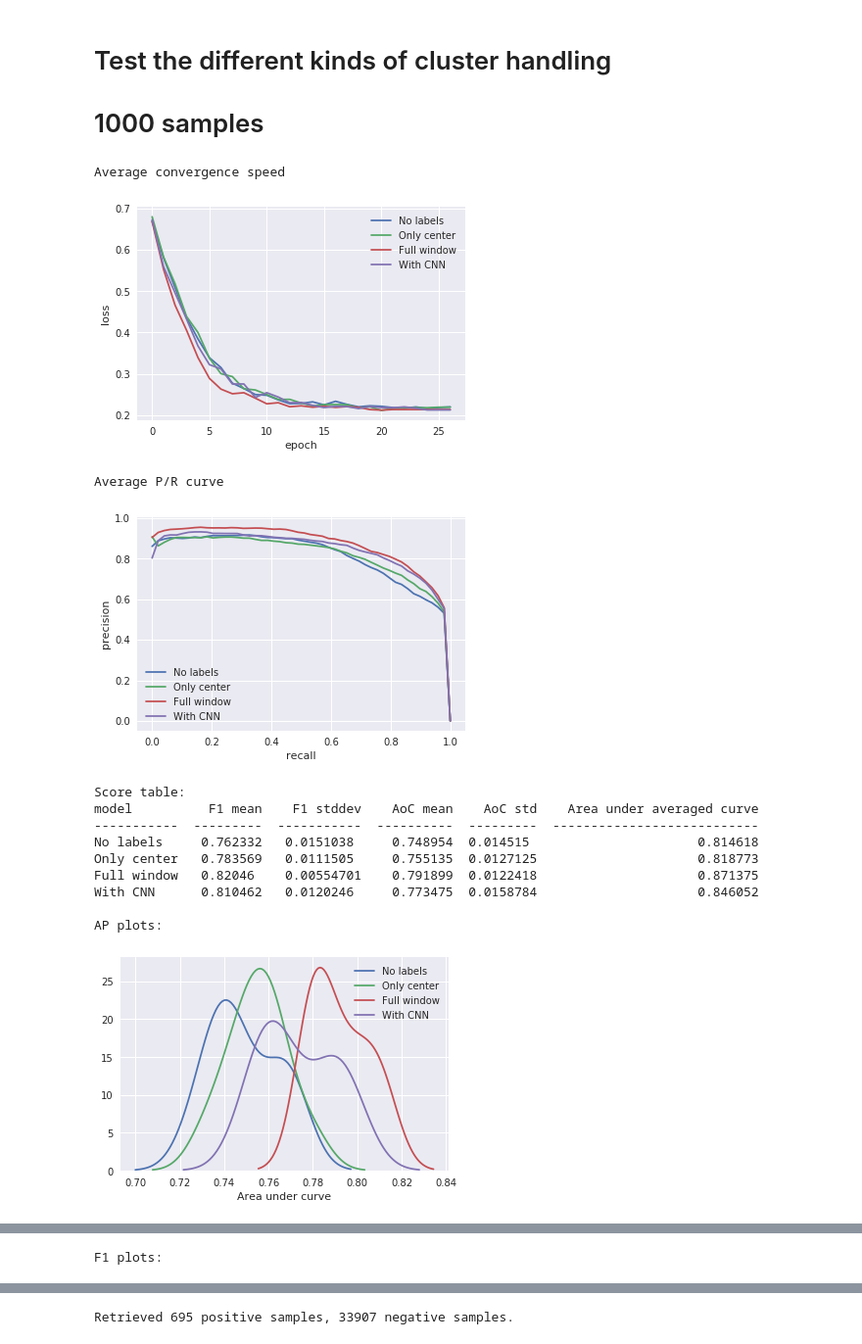
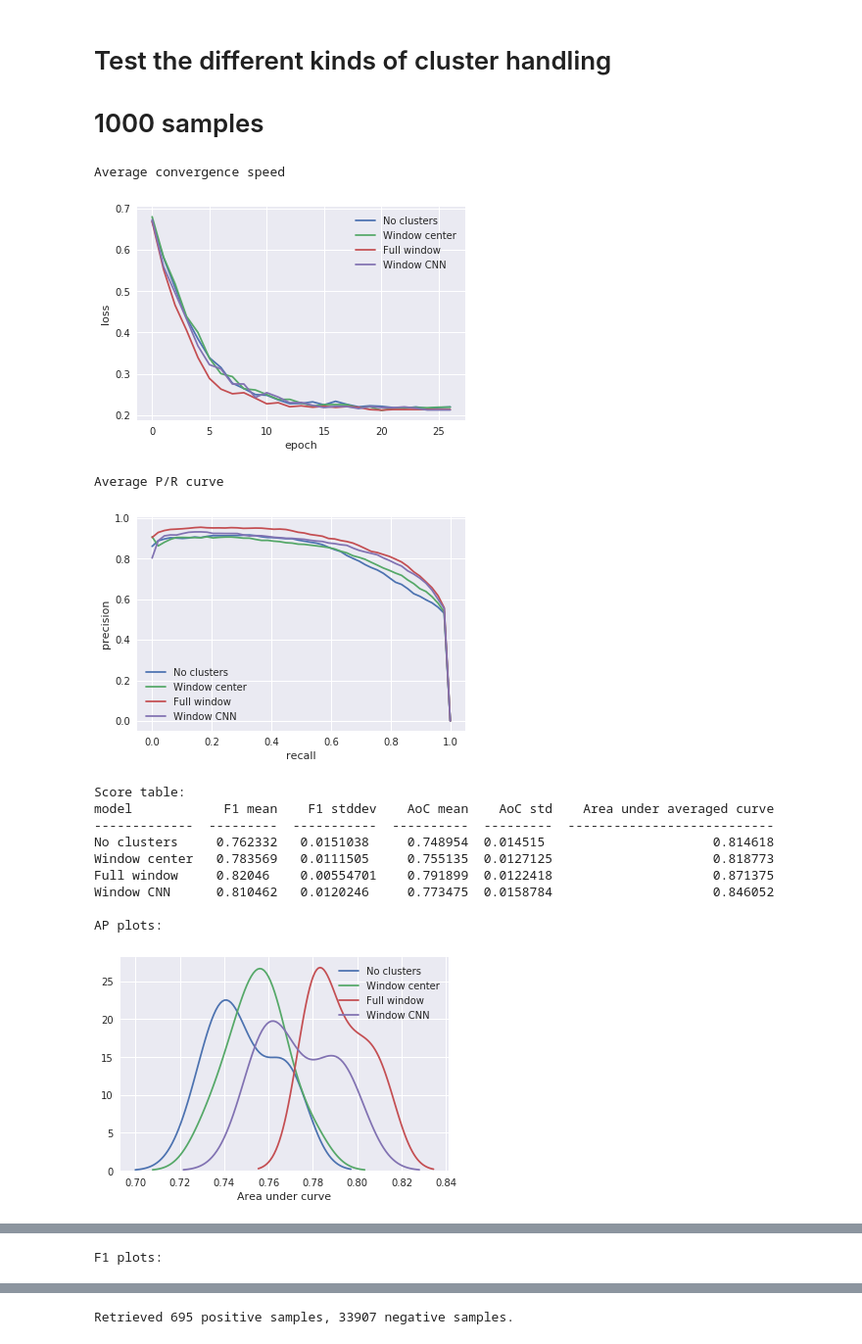
Before and after one commit to maarten990/masterthesis, a Jupyter notebook: experiments.ipynb, the cells around one changed output, grey strips where cells are left out. Shown at 98% size. Cells and saved outputs as stored; diff of their text form; code cells hidden in the pictures.

Commit message:
update report with the model differences

```diff
--- a/experiments.ipynb
+++ b/experiments.ipynb
@@ -95,23 +95,23 @@ with_cnn = evaluate.cross_val(10, 800,
                               lambda r: models.ClusterLabelsCNN(r, num_clusters, params.dropout),
                               optim_fn, only_idx_dataset, params)
 # %%
-evaluate.analyze({'No labels': no_labels,
-                  'Only center': only_center,
+evaluate.analyze({'No clusters': no_labels,
+                  'Window center': only_center,
                   'Full window': full_window,
-                  'With CNN': with_cnn},
+                  'Window CNN': with_cnn},
                  'model', '../report/figures/results/models')
 # %% [output]
 Average convergence speed
-[figure, old version]
+[figure, new version]
 Average P/R curve
-[figure, old version]
+[figure, new version]
 Score table:
-model          F1 mean    F1 stddev    AoC mean    AoC std    Area under averaged curve
------------  ---------  -----------  ----------  ---------  ---------------------------
-No labels     0.762332   0.0151038     0.748954  0.014515                      0.814618
-Only center   0.783569   0.0111505     0.755135  0.0127125                     0.818773
-Full window   0.82046    0.00554701    0.791899  0.0122418                     0.871375
-With CNN      0.810462   0.0120246     0.773475  0.0158784                     0.846052
+model            F1 mean    F1 stddev    AoC mean    AoC std    Area under averaged curve
+-------------  ---------  -----------  ----------  ---------  ---------------------------
+No clusters     0.762332   0.0151038     0.748954  0.014515                      0.814618
+Window center   0.783569   0.0111505     0.755135  0.0127125                     0.818773
+Full window     0.82046    0.00554701    0.791899  0.0122418                     0.871375
+Window CNN      0.810462   0.0120246     0.773475  0.0158784                     0.846052
 
 AP plots:
-[figure, old version]
+[figure, new version]
```
Also changed, not shown: parts of 2 cells of this notebook, 15 other files.
